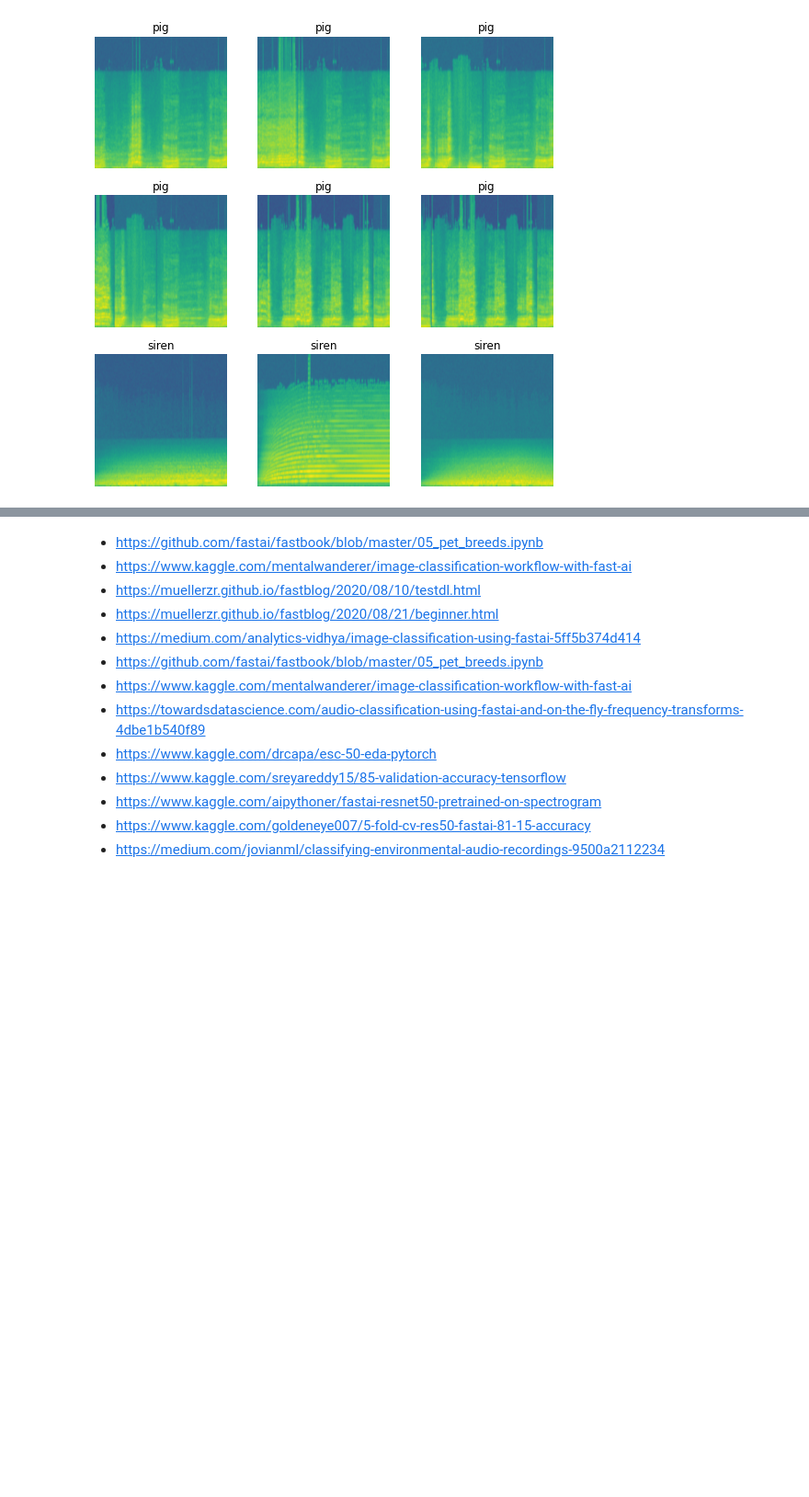
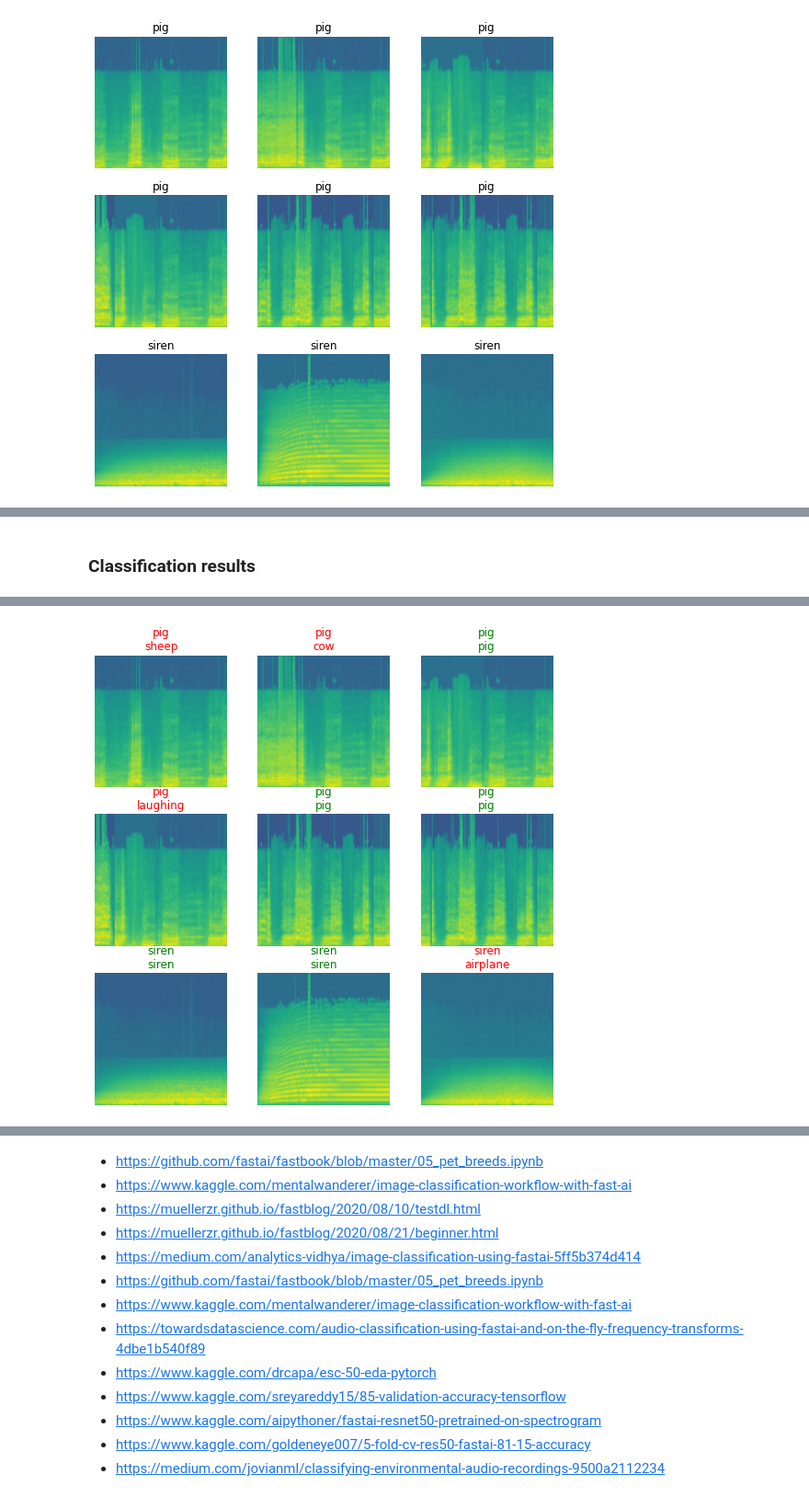
Before and after one commit to adamsiemaszkiewicz/sound_classifier, a Jupyter notebook: 02_Classifier.ipynb, the cells around one changed output, grey strips where cells are left out. Shown at 92% size. Drawn from its saved outputs; the diff is of its cells as text; code cells hidden in the pictures; blank space fills up the shorter version.

Commit message:
Basic training and test set evaluation

```diff
--- a/02_Classifier.ipynb
+++ b/02_Classifier.ipynb
@@ -476,5 +455,0 @@ AssertionError: ignored
-# %%
-test_dl = dls.test_dl(
-    fnames_test,
-    )
-test_dl.show_batch()
@@ -618,6 +455,0 @@ learn_f1.plot_loss()
-# %%
-learn = cnn_learner(dls,
-                    resnet34,
-                    metrics=error_rate,
-                    pretrained=True,
-                    model_dir='models').to_fp16()
@@ -626,2 +455,0 @@ learn = cnn_learner(dls,
-# %%
-learn.fit_one_cycle(1)
@@ -659,0 +456,5 @@ interp.most_confused()
+# %% [markdown]
+### Classification results
+# %%
+learn.show_results(dl=test_dl)
+# %% [output]
@@ -659,0 +462 @@ interp.most_confused()
+[figure, added]
```
Also changed, not shown: parts of 93 cells of this notebook.
